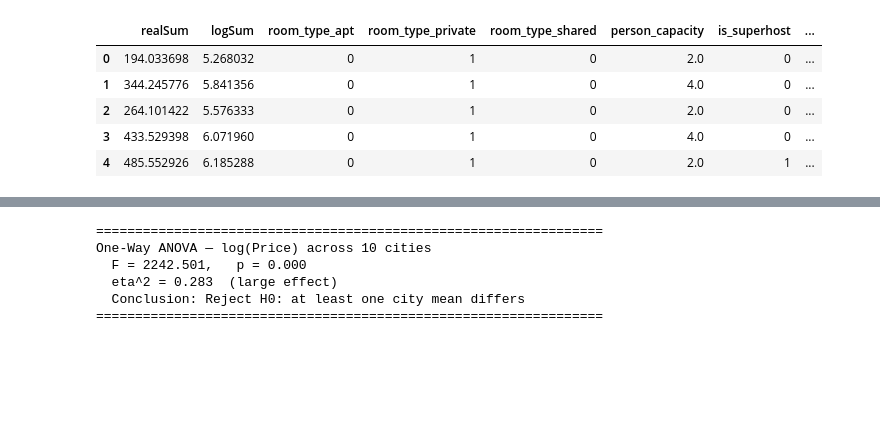
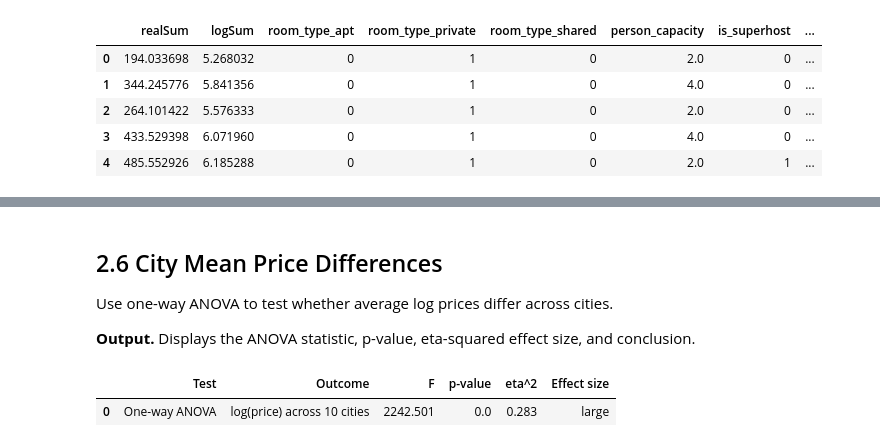
Before and after one commit to ShenghaoXue/MATH-189-Project-SP26, a Jupyter notebook: section2_hypothesis_testing.ipynb, the cells around one changed output, grey strips where cells are left out. Drawn from its saved outputs; the diff is of its cells as text; code cells hidden in the pictures; blank space fills up the shorter version.

```diff
--- a/section2_hypothesis_testing.ipynb
+++ b/section2_hypothesis_testing.ipynb
@@ -270,29 +265,34 @@ Welch's t-test — Superhost vs. Non-superhost log(Price)
+# %% [markdown]
+## 2.6 City Mean Price Differences
+Use one-way ANOVA to test whether average log prices differ across cities.
+
+**Output.** Displays the ANOVA statistic, p-value, eta-squared effect size, and conclusion.
 # %%
-# --- One-Way ANOVA: Mean log(Price) across 10 cities ---
 from statsmodels.stats.multicomp import pairwise_tukeyhsd
 
 city_groups = [df[df['city'] == CITY_NAMES[cid]]['logSum'].values for cid in sorted(CITY_NAMES)]
 f_stat, anova_p = stats.f_oneway(*city_groups)
 
-# eta^2 effect size: SS_between / SS_total
+# eta^2 = SS_between / SS_total.
 grand_mean = df['logSum'].mean()
 ss_between = sum(
     len(g) * (g.mean() - grand_mean) ** 2 for g in city_groups
 )
 ss_total = sum(((g - grand_mean) ** 2).sum() for g in city_groups)
 eta_sq = ss_between / ss_total
+effect_size = 'large' if eta_sq >= 0.14 else 'medium' if eta_sq >= 0.06 else 'small'
+sig_anova = "Reject H0: at least one city mean differs" if anova_p < 0.05 else "Fail to reject H0"
 
-print("=" * 65)
-print("One-Way ANOVA — log(Price) across 10 cities")
-print(f"  F = {f_stat:.3f},   p = {anova_p:.3f}")
-print(f"  eta^2 = {eta_sq:.3f}  ({'large' if eta_sq >= 0.14 else 'medium' if eta_sq >= 0.06 else 'small'} effect)")
-sig_anova = "Reject H0: at least one city mean differs" if anova_p < 0.05 else "Fail to reject H0"
-print(f"  Conclusion: {sig_anova}")
-print("=" * 65)
+anova_summary = pd.DataFrame({
+    'Test': ['One-way ANOVA'],
+    'Outcome': ['log(price) across 10 cities'],
+    'F': [f_stat],
+    'p-value': [anova_p],
+    'eta^2': [eta_sq],
+    'Effect size': [effect_size],
+}).round({'F': 3, 'p-value': 3, 'eta^2': 3})
+
+display(anova_summary)
 # %% [output]
-=================================================================
-One-Way ANOVA — log(Price) across 10 cities
-  F = 2242.501,   p = 0.000
-  eta^2 = 0.283  (large effect)
-  Conclusion: Reject H0: at least one city mean differs
-=================================================================
+|  | Test | Outcome | F | p-value | eta^2 | Effect size |
+| 0 | One-way ANOVA | log(price) across 10 cities | 2242.501 | 0.0 | 0.283 | large |
```
Also changed, not shown: parts of 12 cells of this notebook, 3 other files.
